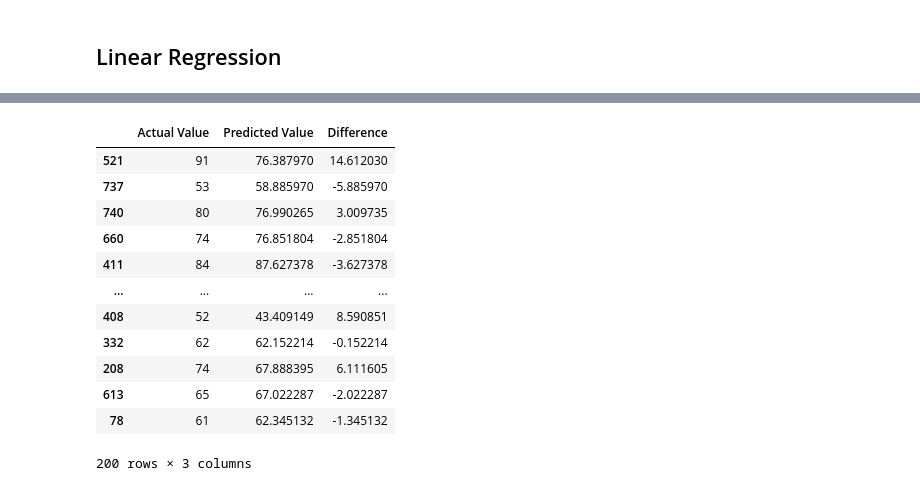
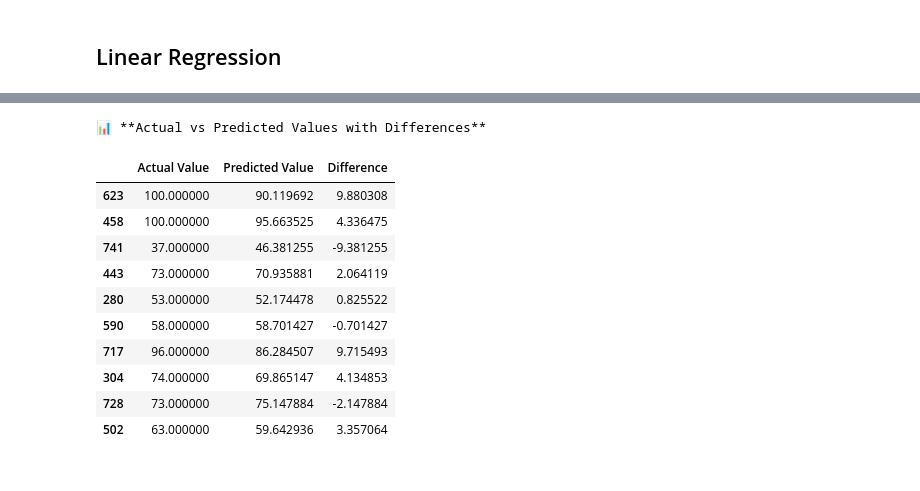
Before and after one commit to SHAIK-07/End-to-End-ML-project-, a Jupyter notebook: notebooks/2. MODEL TRAINING.ipynb, the cells around one changed output, grey strips where cells are left out. Saved outputs shown, nothing was run; the diff lists cells and outputs as text; code cells hidden in the pictures.

```diff
--- a/notebooks/2. MODEL TRAINING.ipynb
+++ b/notebooks/2. MODEL TRAINING.ipynb
@@ -110 +146,3 @@ X = preprocessor.fit_transform(X)
+# %%
+X_transformed = preprocessor.fit_transform(X)
 # %%
@@ -114,6 +156,6 @@ X.shape
 # %%
 # separate dataset into train and test
 from sklearn.model_selection import train_test_split
-X_train, X_test, y_train, y_test = train_test_split(X,y,test_size=0.2,random_state=42)
+X_train, X_test, y_train, y_test = train_test_split(X_transformed,y,test_size=0.2,random_state=42)
 X_train.shape, X_test.shape
 # %% [output]
@@ -210,9 +394,20 @@ pd.DataFrame(list(zip(model_list, r2_list)), columns=['Model Name', 'R2_Score'])
 # %% [markdown]
 ## Linear Regression
 # %%
+from sklearn.linear_model import LinearRegression
+from sklearn.metrics import r2_score
+
+# Train Model
 lin_model = LinearRegression(fit_intercept=True)
-lin_model = lin_model.fit(X_train, y_train)
+lin_model.fit(X_train, y_train)
+
+# Make Predictions
 y_pred = lin_model.predict(X_test)
-score = r2_score(y_test, y_pred)*100
-print(" Accuracy of the model is %.2f" %score)
+
+# Calculate R² Score
+score = r2_score(y_test, y_pred) * 100
+
+# Display Result with Better Formatting & Emoji 🎯
+print("📊 Model: Linear Regression")
+print(f"✅ Accuracy of the model: {score:.2f}%")
 # %% [output]
@@ -234,17 +482,36 @@ sns.regplot(x=y_test,y=y_pred,ci=None,color ='red');
 # %%
-pred_df=pd.DataFrame({'Actual Value':y_test,'Predicted Value':y_pred,'Difference':y_test-y_pred})
-pred_df
+import pandas as pd
+
+# Create DataFrame
+pred_df = pd.DataFrame({
+    'Actual Value': y_test,
+    'Predicted Value': y_pred,
+    'Difference': y_test - y_pred
+})
+
+# Show only first 10 rows
+pred = pred_df.head(10)
+
+
+# Apply Styling
+styled_pred_df = pred.style \
+    .background_gradient(subset=['Actual Value'], cmap='Greens') \
+    .background_gradient(subset=['Predicted Value'], cmap='Blues') \
+    .background_gradient(subset=['Difference'], cmap='Reds') \
+    .set_properties(**{'text-align': 'center', 'border': '1px solid black'}) \
+    .set_caption("📊 **Actual vs Predicted Values with Differences**")
+
+styled_pred_df
 # %% [output]
+📊 **Actual vs Predicted Values with Differences**
 |  | Actual Value | Predicted Value | Difference |
-| 521 | 91 | 76.387970 | 14.612030 |
-| 737 | 53 | 58.885970 | -5.885970 |
-| 740 | 80 | 76.990265 | 3.009735 |
-| 660 | 74 | 76.851804 | -2.851804 |
-| 411 | 84 | 87.627378 | -3.627378 |
-| ... | ... | ... | ... |
-| 408 | 52 | 43.409149 | 8.590851 |
-| 332 | 62 | 62.152214 | -0.152214 |
-| 208 | 74 | 67.888395 | 6.111605 |
-| 613 | 65 | 67.022287 | -2.022287 |
-| 78 | 61 | 62.345132 | -1.345132 |
+| 623 | 100.000000 | 90.119692 | 9.880308 |
+| 458 | 100.000000 | 95.663525 | 4.336475 |
+| 741 | 37.000000 | 46.381255 | -9.381255 |
+| 443 | 73.000000 | 70.935881 | 2.064119 |
+| 280 | 53.000000 | 52.174478 | 0.825522 |
+| 590 | 58.000000 | 58.701427 | -0.701427 |
+| 717 | 96.000000 | 86.284507 | 9.715493 |
+| 304 | 74.000000 | 69.865147 | 4.134853 |
+| 728 | 73.000000 | 75.147884 | -2.147884 |
+| 502 | 63.000000 | 59.642936 | 3.357064 |
-200 rows × 3 columns
```
Also changed, not shown: parts of 50 cells of this notebook, 2 other files.
